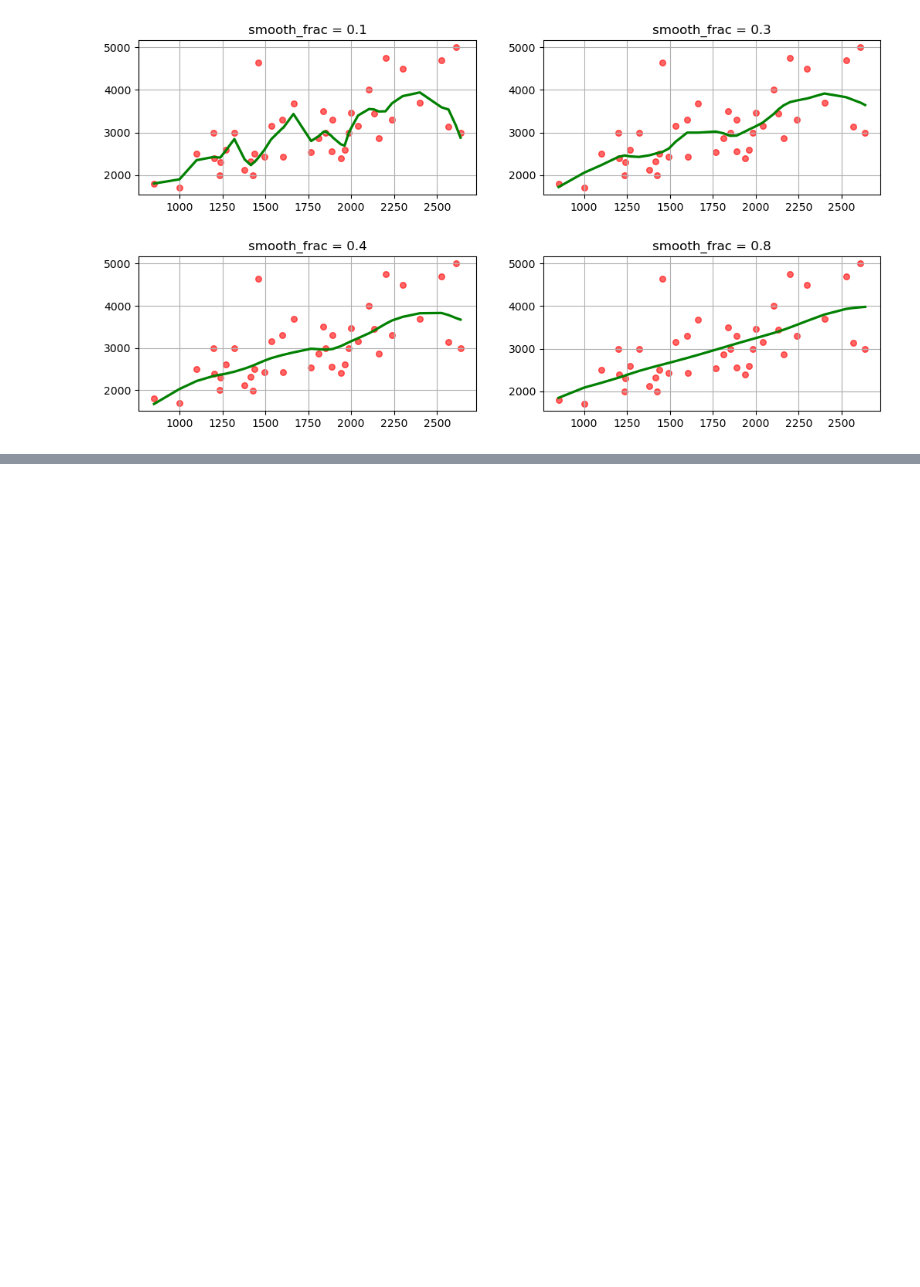
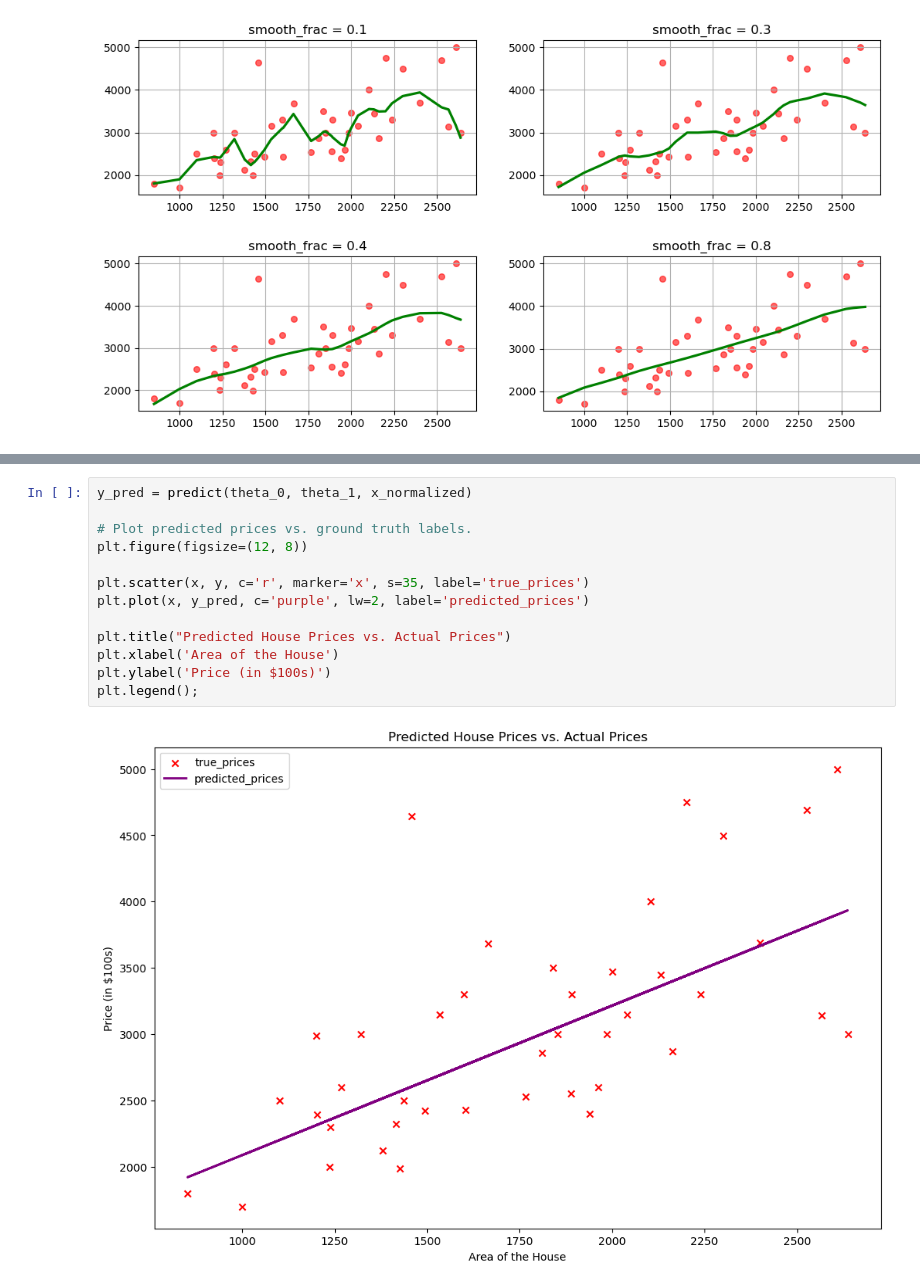
Before and after one commit to parsaoy/Machine-Learning-from-Scratch-TP, a Jupyter notebook: house price prediction with LOWESS & simple Gradient Descent/house price prediction with LOWESS & simple Gradient Descent.ipynb, the cells around one changed output, grey strips where cells are left out. Saved outputs shown, nothing was run; the diff lists cells and outputs as text; blank space fills up the shorter version.

```diff
--- a/house price prediction with LOWESS & simple Gradient Descent/house price prediction with LOWESS & simple Gradient Descent.ipynb
+++ b/house price prediction with LOWESS & simple Gradient Descent/house price prediction with LOWESS & simple Gradient Descent.ipynb
@@ -201,0 +289,15 @@ plt.show()
+# %%
+y_pred = predict(theta_0, theta_1, x_normalized)
+
+# Plot predicted prices vs. ground truth labels.
+plt.figure(figsize=(12, 8))
+
+plt.scatter(x, y, c='r', marker='x', s=35, label='true_prices')
+plt.plot(x, y_pred, c='purple', lw=2, label='predicted_prices')
+
+plt.title("Predicted House Prices vs. Actual Prices")
+plt.xlabel('Area of the House')
+plt.ylabel('Price (in $100s)')
+plt.legend();
+# %% [output]
+[figure, added]
```
Also changed, not shown: parts of 14 cells of this notebook.
